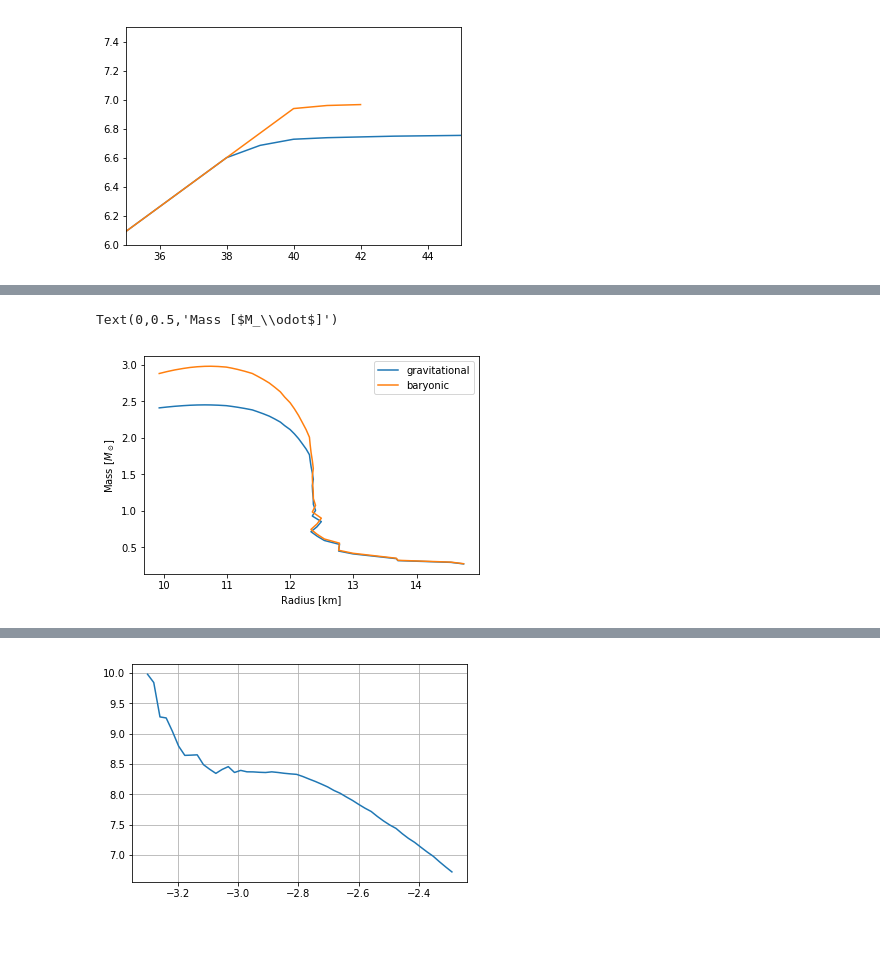
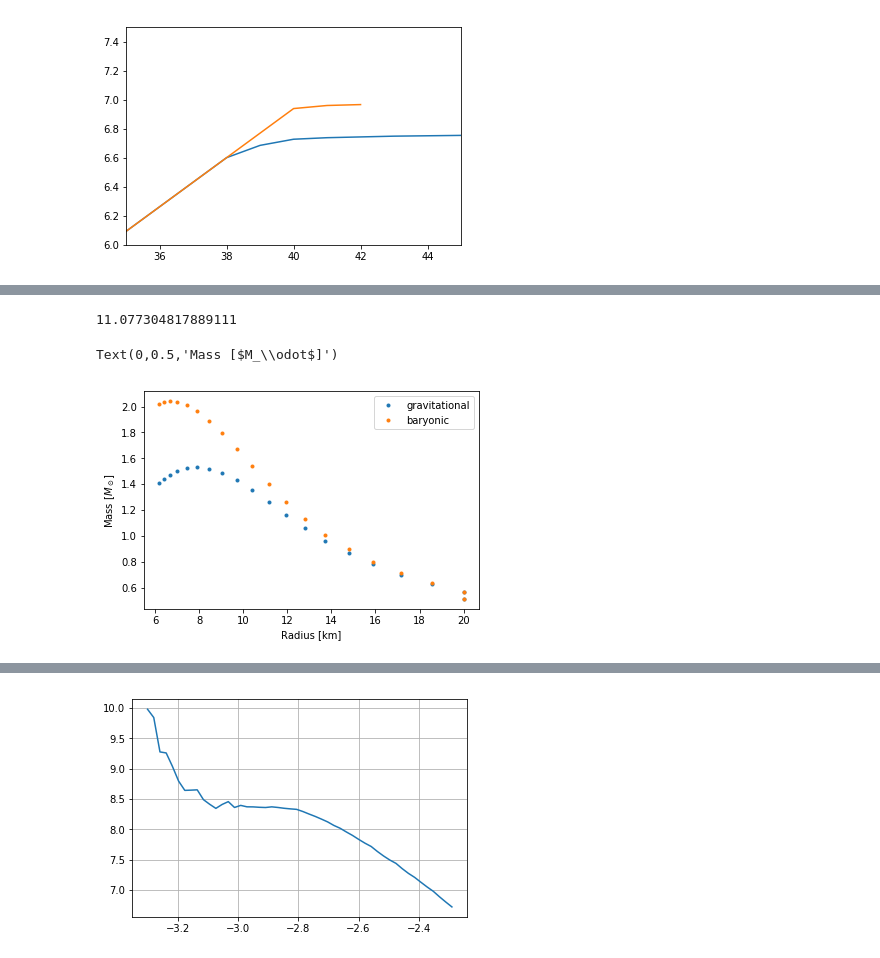
Before and after one commit to halvarsu/PHY905-Numerical-Relativity, a Jupyter notebook: project1/TOV_solver.ipynb, the cells around one changed output, grey strips where cells are left out. Cells and saved outputs as stored; diff of their text form; code cells hidden in the pictures.

```diff
--- a/project1/TOV_solver.ipynb
+++ b/project1/TOV_solver.ipynb
@@ -528,7 +520,8 @@ star = TableStar(filename)
 
 print(test.rho_bounds)
 #for logrhoc in np.linspace(-3.3, -2.2903, 30):
-for logrhoc in np.linspace(-3.3, -2.2903, 50):
+for logrhoc in np.linspace(-3.4, -2.9, 6):
+
     print(logrhoc)
     star.set_initial_conditions(rhoc = 10**logrhoc)
     solver, t, y = star.solve_star_ode(integrator = integrator, Nr = Nr)
@@ -565,0 +681,37 @@ ax1.legend()
+# %%
+final_values = []
+integrator = 'vode'
+Nr = 200
+
+from test_table import TestTable
+test = TestTable('test/' + filename)
+# %%
+fig,[ax1,ax2,ax3,ax4] = plt.subplots(1,4, figsize = [15,4])
+
+print(test.rho_bounds)
+#for logrhoc in np.linspace(-3.3, -2.2903, 30):
+
+a = -3.4
+b = -1.2
+integrator = 'dopri5'
+for logrhoc in np.linspace(a, b, 20):
+    # print(logrhoc)
+    test.set_initial_conditions(rhoc = 10**logrhoc)
+    # solver, t, y = test.solve_star_ode(integrator = integrator, Nr = Nr)
+    solver= test.solve_star_ivp(integrator = integrator)# , Nr = Nr)
+    t = solver.t
+    y = solver.y.T
+
+    last_pos = -1 # Edge finding ensures last position at pressure < tol
+    final_values.append([logrhoc, t[last_pos]] + list(y[last_pos]))
+
+    c = plt.cm.viridis((logrhoc-a) / (b - a))
+    print(len(t))
+    ax1.semilogy(t, y[:, 1], label = 'logrhoc {:.2f}'.format(logrhoc), color = c)
+    ax2.scatter(logrhoc, y[last_pos, 0], c = c)
+    ax3.scatter(t[last_pos], y[last_pos, 0], c = c)
+    ax4.plot(t, y[:, 0], c = c)
+
+ax2.legend(['start'])
+# rhoc = 3e15 * 1.6199e-18
+# test = TableStar(filename).set_initial_conditions(rhoc = rhoc)
@@ -571,11 +747,15 @@ print(star.r_max/100)
+# %%
+7.5*to_km
+# %% [output]
+11.077304817889111
 # %%
 to_km = 1e-5/6.7706e-6
 
-plt.plot(to_km*r_values, m_values, label = 'gravitational')
-plt.plot(to_km*r_values, M0_values, label = 'baryonic')
+plt.plot(to_km*r_values, m_values, '.', label = 'gravitational')
+plt.plot(to_km*r_values, M0_values, '.', label = 'baryonic')
 plt.legend()
 plt.xlabel('Radius [km]')
 plt.ylabel(r'Mass [$M_\odot$]')
 # %% [output]
 Text(0,0.5,'Mass [$M_\\odot$]')
-[figure, old version]
+[figure, new version]
```
Also changed, not shown: parts of 37 cells of this notebook, 2 other files.
